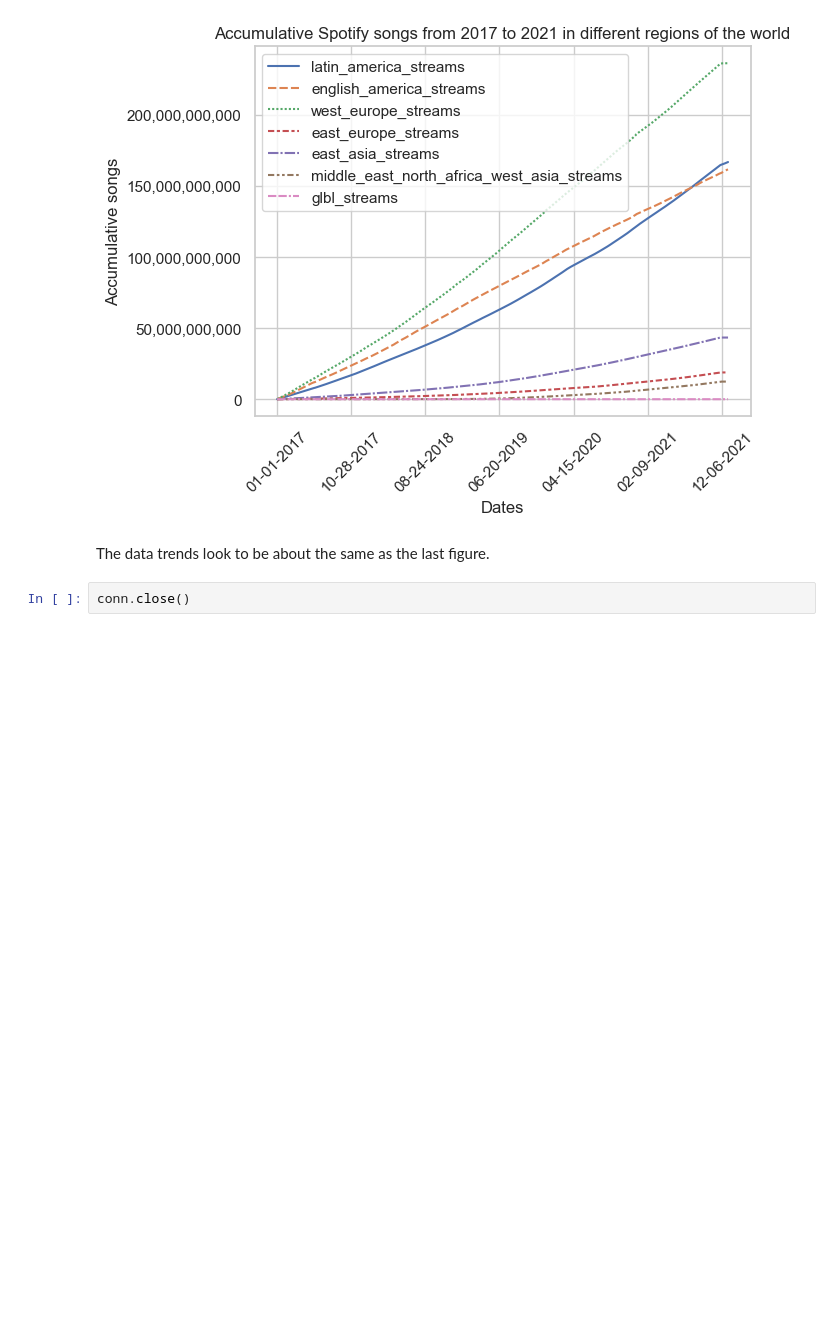
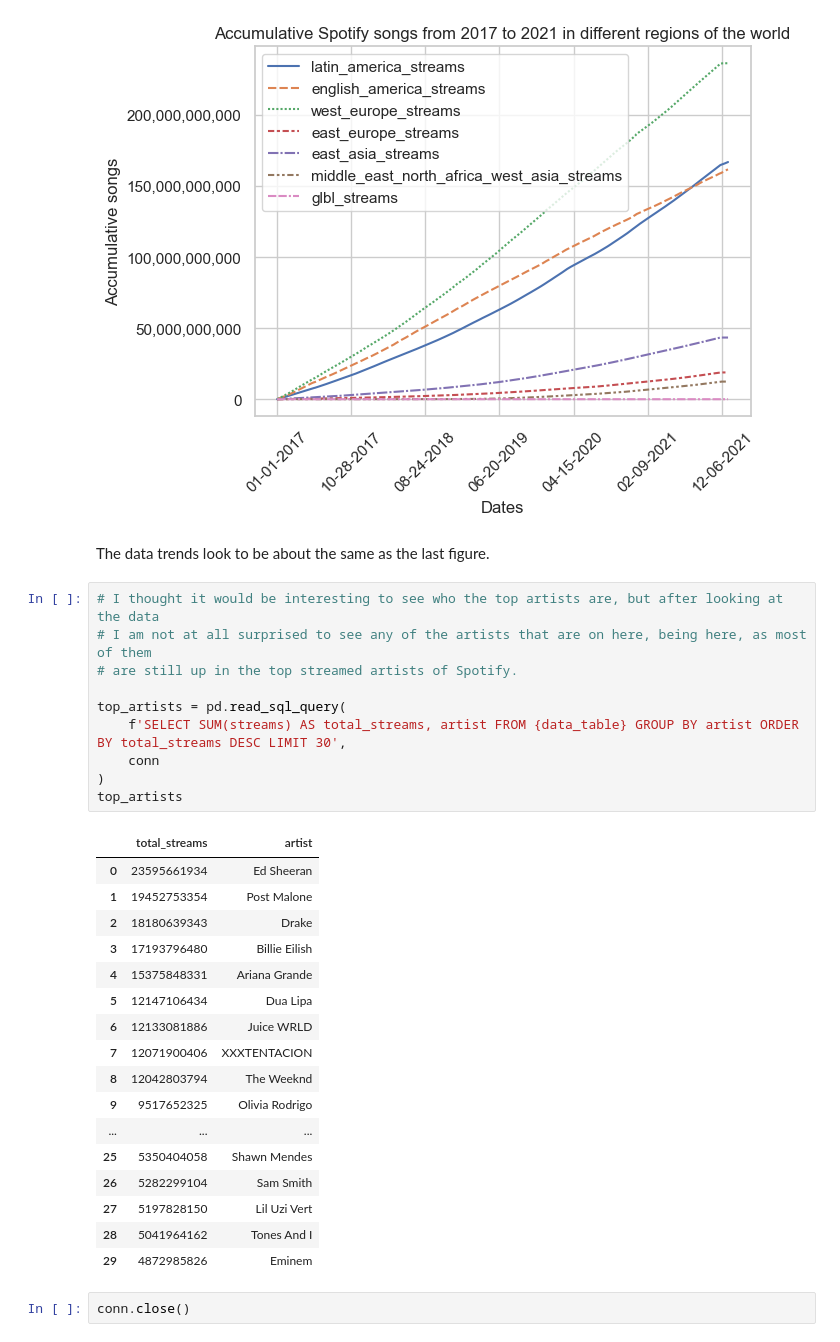
Before and after one commit to dmshakur/spotify-data-analysis, a Jupyter notebook: notebooks/data_analysis.ipynb, the cells around one changed output. Cells and saved outputs as stored; diff of their text form; blank space fills up the shorter version.

Commit message:
Added one more data query to see who the top 30 most streamed artists are in Spotify.

```diff
--- a/notebooks/data_analysis.ipynb
+++ b/notebooks/data_analysis.ipynb
@@ -453,5 +453,33 @@ fig.savefig('../reports/figures/cumulative-songs-in-separated-regions.png')
 [figure]
 # %% [markdown]
 The data trends look to be about the same as the last figure.
+# %%
+# I thought it would be interesting to see who the top artists are, but after looking at the data
+# I am not at all surprised to see any of the artists that are on here, being here, as most of them
+# are still up in the top streamed artists of Spotify.
+
+top_artists = pd.read_sql_query(
+    f'SELECT SUM(streams) AS total_streams, artist FROM {data_table} GROUP BY artist ORDER BY total_streams DESC LIMIT 30',
+    conn
+)
+top_artists
+# %% [output]
+|  | total_streams | artist |
+| 0 | 23595661934 | Ed Sheeran |
+| 1 | 19452753354 | Post Malone |
+| 2 | 18180639343 | Drake |
+| 3 | 17193796480 | Billie Eilish |
+| 4 | 15375848331 | Ariana Grande |
+| 5 | 12147106434 | Dua Lipa |
+| 6 | 12133081886 | Juice WRLD |
+| 7 | 12071900406 | XXXTENTACION |
+| 8 | 12042803794 | The Weeknd |
+| 9 | 9517652325 | Olivia Rodrigo |
+| ... | ... | ... |
+| 25 | 5350404058 | Shawn Mendes |
+| 26 | 5282299104 | Sam Smith |
+| 27 | 5197828150 | Lil Uzi Vert |
+| 28 | 5041964162 | Tones And I |
+| 29 | 4872985826 | Eminem |
 # %%
 conn.close()
```
